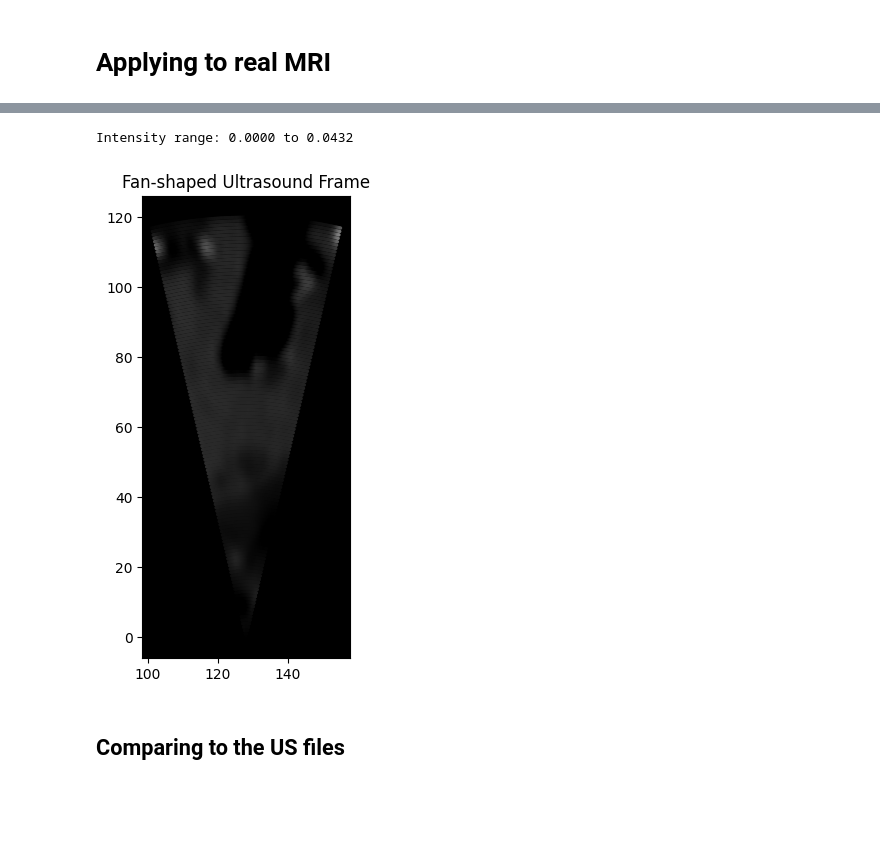
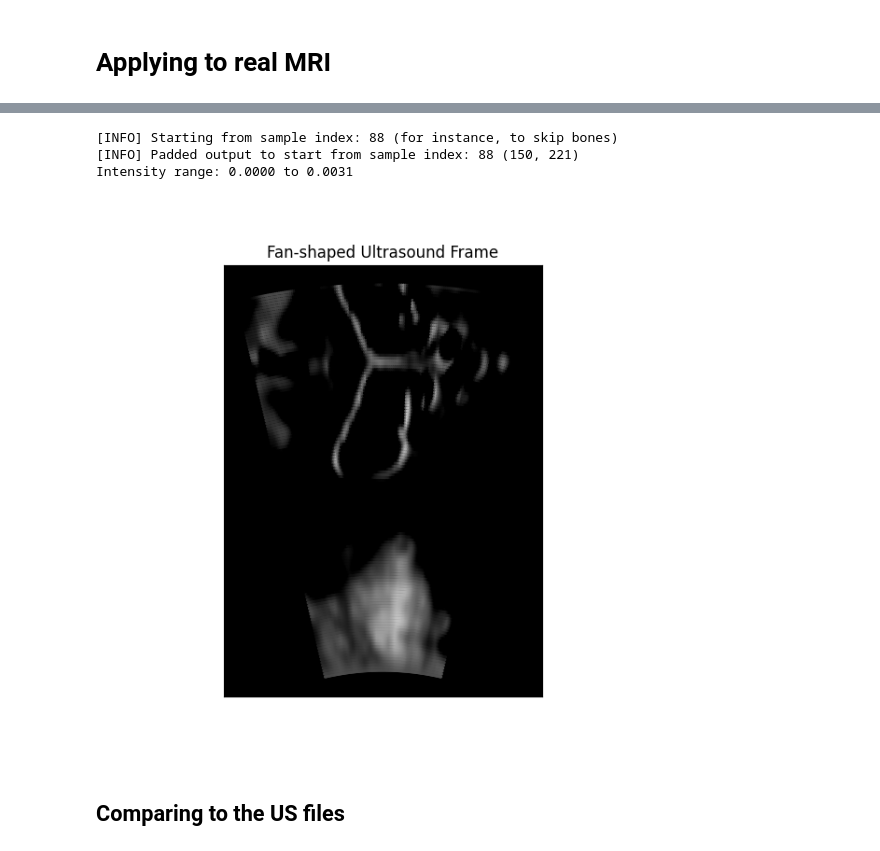
Before and after one commit to gduguey/DiffUS, a Jupyter notebook: notebooks/[DEMO] Modeling Choices.ipynb, the cells around one changed output, grey strips where cells are left out. Drawn from its saved outputs; the diff is of its cells as text; code cells hidden in the pictures; blank space fills up the shorter version.

```diff
--- a/notebooks/[DEMO] Modeling Choices.ipynb
+++ b/notebooks/[DEMO] Modeling Choices.ipynb
@@ -214,14 +227,18 @@ ax.quiver(
 # %%
-intensities = UR.plot_beam_frame(
+intensities, scatter = UR.plot_beam_frame(
     volume=Z_vol,
     source=torch.tensor(source),
     directions=directions,
     artifacts=False,
-    angle=angle
+    angle=angle,
+    start=0.4,
 )
+scatter.set_clim(vmin=-0.002)
 # %% [output]
-Intensity range: 0.0000 to 0.0432
+[INFO] Starting from sample index: 88 (for instance, to skip bones)
+[INFO] Padded output to start from sample index: 88 (150, 221)
+Intensity range: 0.0000 to 0.0031
-[figure, old version]
+[figure, new version]
 # %% [markdown]
 ## Comparing to the US files
 # %%
```
Also changed, not shown: parts of 9 cells of this notebook, 1 other file.
